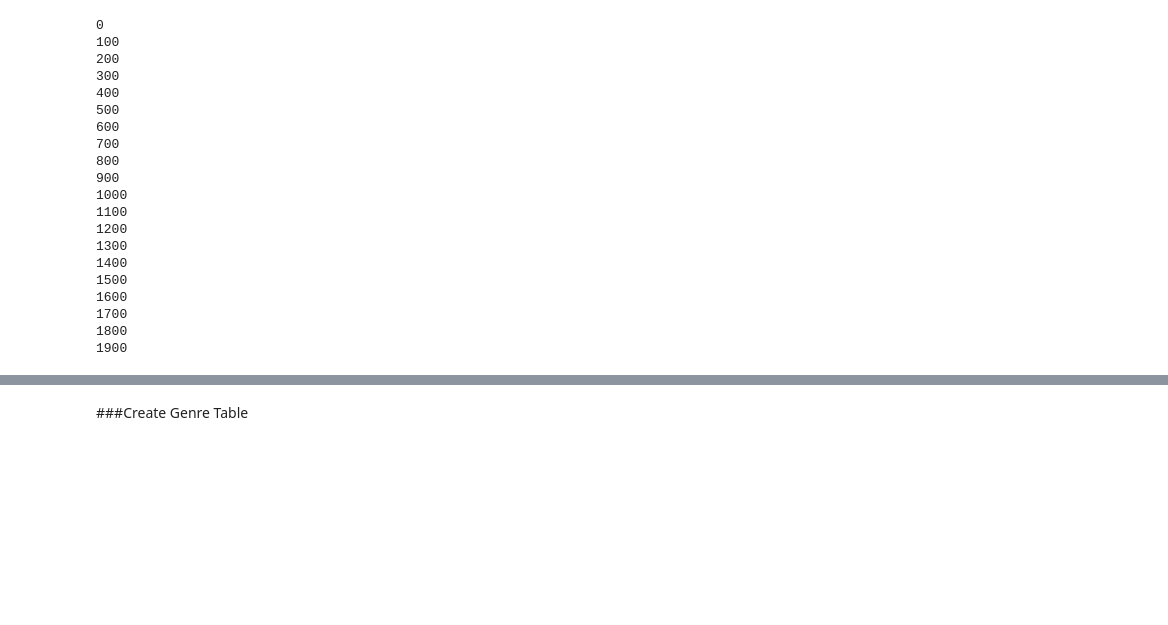
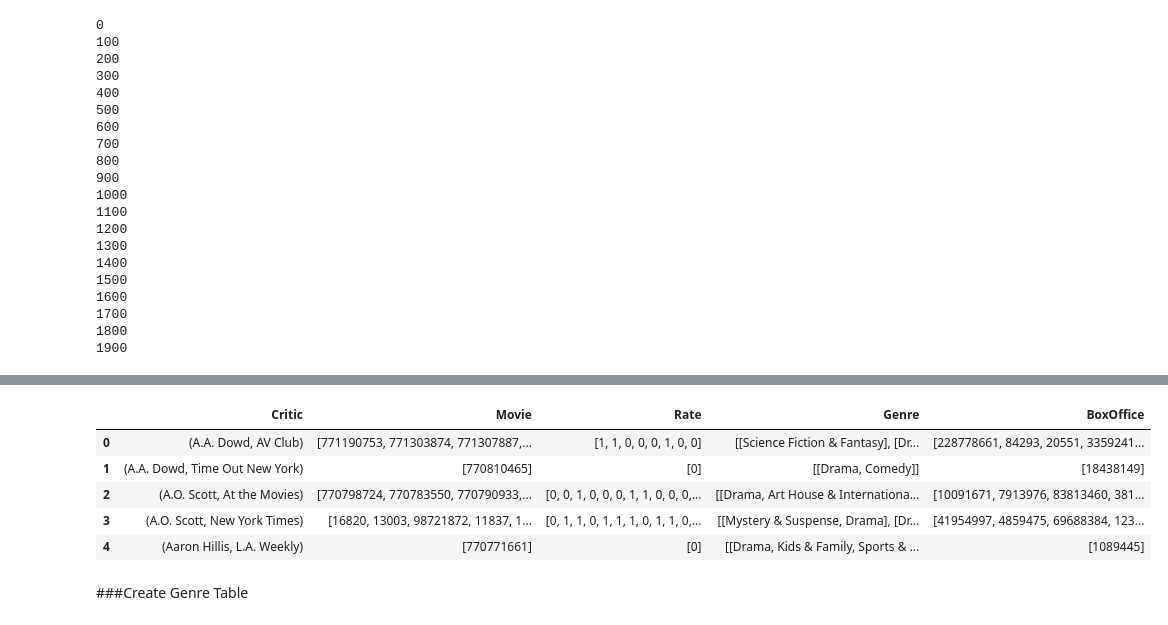
Before and after one commit to lantian2012/DataScience, a Jupyter notebook: Progress-PH.ipynb, the cells around one changed output, grey strips where cells are left out. Saved outputs shown, nothing was run; the diff lists cells and outputs as text; code cells hidden in the pictures; blank space fills up the shorter version.

```diff
--- a/Progress-PH.ipynb
+++ b/Progress-PH.ipynb
@@ -1372,0 +1397,31 @@ CriticRaw.to_pickle('CriticRaw.pkl')
+# %%
+CriticRaw = pd.read_pickle('CriticRaw.pkl')
+CriticRaw.columns = ['Movie', 'Critic', 'Rate', 'Genre', 'BoxOffice', 'Publication']
+movie = dict()
+rate = dict()
+genre = dict()
+boxoffice = dict()
+for i in xrange(len(CriticRaw)):
+    key = (CriticRaw.Critic[i], CriticRaw.Publication[i])
+    if key in movie:
+        movie[key].append(CriticRaw.Movie[i])
+        rate[key].append(CriticRaw.Rate[i])
+        genre[key].append(CriticRaw.Genre[i])
+        boxoffice[key].append(CriticRaw.BoxOffice[i])
+    else:
+        movie[key]=[CriticRaw.Movie[i]]
+        rate[key]=[CriticRaw.Rate[i]]
+        genre[key]=[CriticRaw.Genre[i]]
+        boxoffice[key]=[CriticRaw.BoxOffice[i]]
+# %%
+CriticTable = pd.DataFrame([movie, rate, genre, boxoffice]).transpose()
+CriticTable.reset_index(inplace=True)
+CriticTable.columns=['Critic', 'Movie', 'Rate', 'Genre', 'BoxOffice']
+CriticTable.head()
+# %% [output]
+|  | Critic | Movie | Rate | Genre | BoxOffice |
+| 0 | (A.A. Dowd, AV Club) | [771190753, 771303874, 771307887,... | [1, 1, 0, 0, 0, 1, 0, 0] | [[Science Fiction & Fantasy], [Dr... | [228778661, 84293, 20551, 3359241... |
+| 1 | (A.A. Dowd, Time Out New York) | [770810465] | [0] | [[Drama, Comedy]] | [18438149] |
+| 2 | (A.O. Scott, At the Movies) | [770798724, 770783550, 770790933,... | [0, 0, 1, 0, 0, 0, 1, 1, 0, 0, 0,... | [[Drama, Art House & Internationa... | [10091671, 7913976, 83813460, 381... |
+| 3 | (A.O. Scott, New York Times) | [16820, 13003, 98721872, 11837, 1... | [0, 1, 1, 0, 1, 1, 1, 0, 1, 1, 0,... | [[Mystery & Suspense, Drama], [Dr... | [41954997, 4859475, 69688384, 123... |
+| 4 | (Aaron Hillis, L.A. Weekly) | [770771661] | [0] | [[Drama, Kids & Family, Sports & ... | [1089445] |
```
Also changed, not shown: parts of 5 cells of this notebook.
